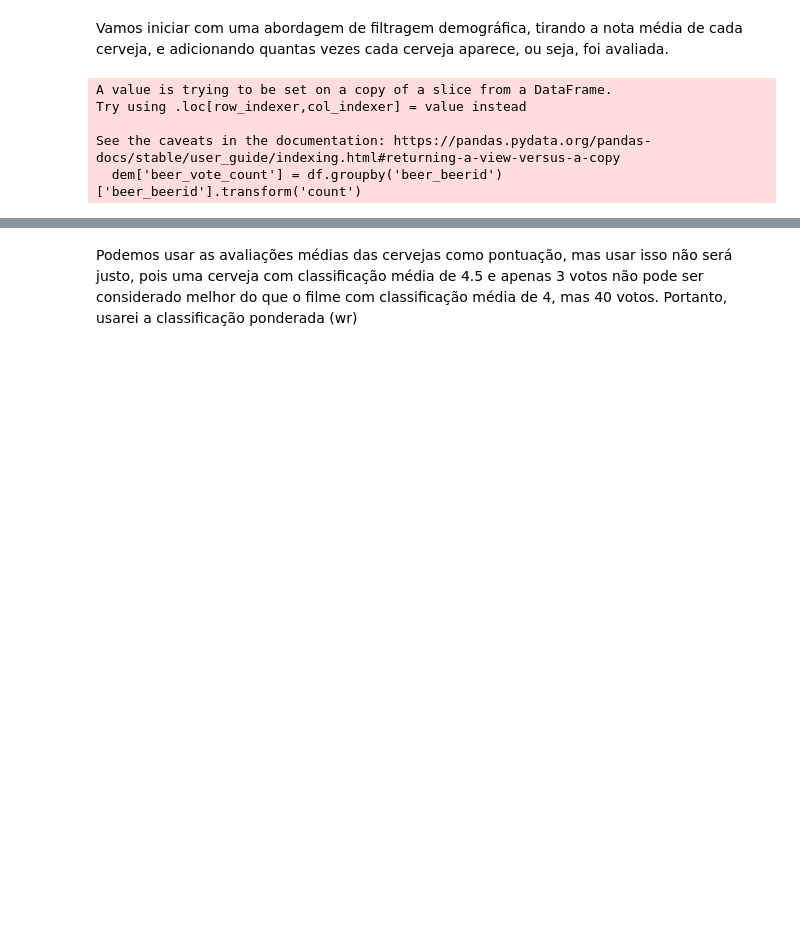
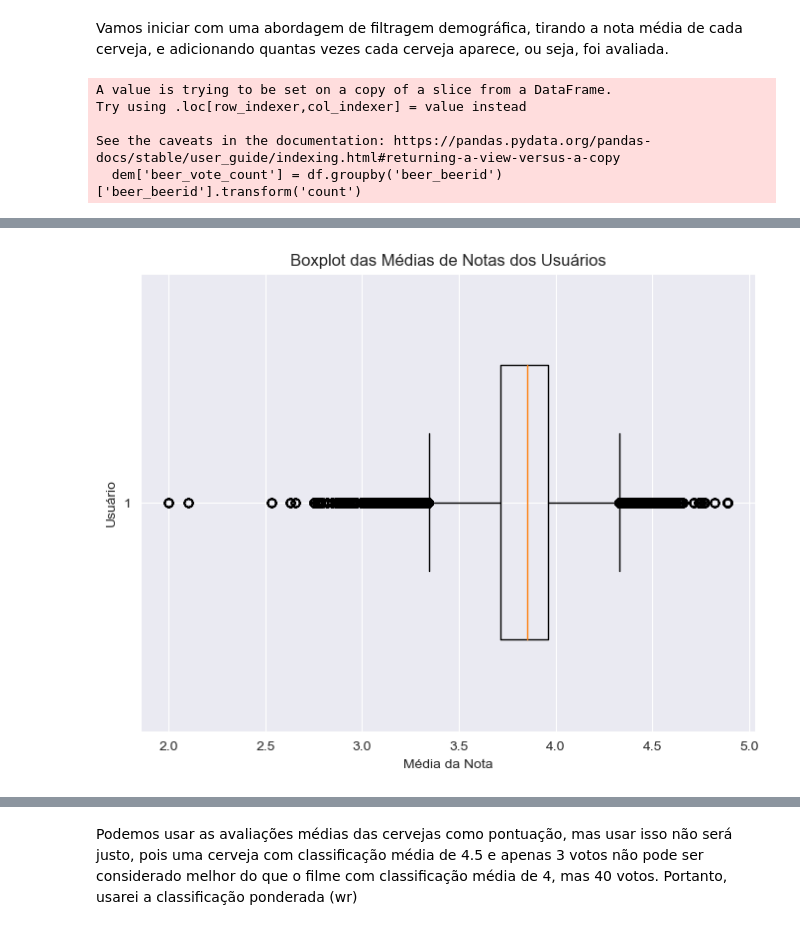
Before and after one commit to arturnovais/pad-recomendacao2023, a Jupyter notebook: pad.ipynb, the cells around one changed output, grey strips where cells are left out. Saved outputs shown, nothing was run; the diff lists cells and outputs as text; code cells hidden in the pictures; blank space fills up the shorter version.

```diff
--- a/pad.ipynb
+++ b/pad.ipynb
@@ -462,0 +506,11 @@ See the caveats in the documentation: https://pandas.pydata.org/pandas-docs/stab
+# %%
+plt.figure(figsize=(8, 6))
+plt.boxplot(df['avg_user_score'], vert=False, widths=0.6, showfliers=True)
+
+plt.title('Boxplot das Médias de Notas dos Usuários')
+plt.xlabel('Média da Nota')
+plt.ylabel('Usuário')
+
+plt.show()
+# %% [output]
+[figure, added]
```
Also changed, not shown: parts of 55 cells of this notebook.
